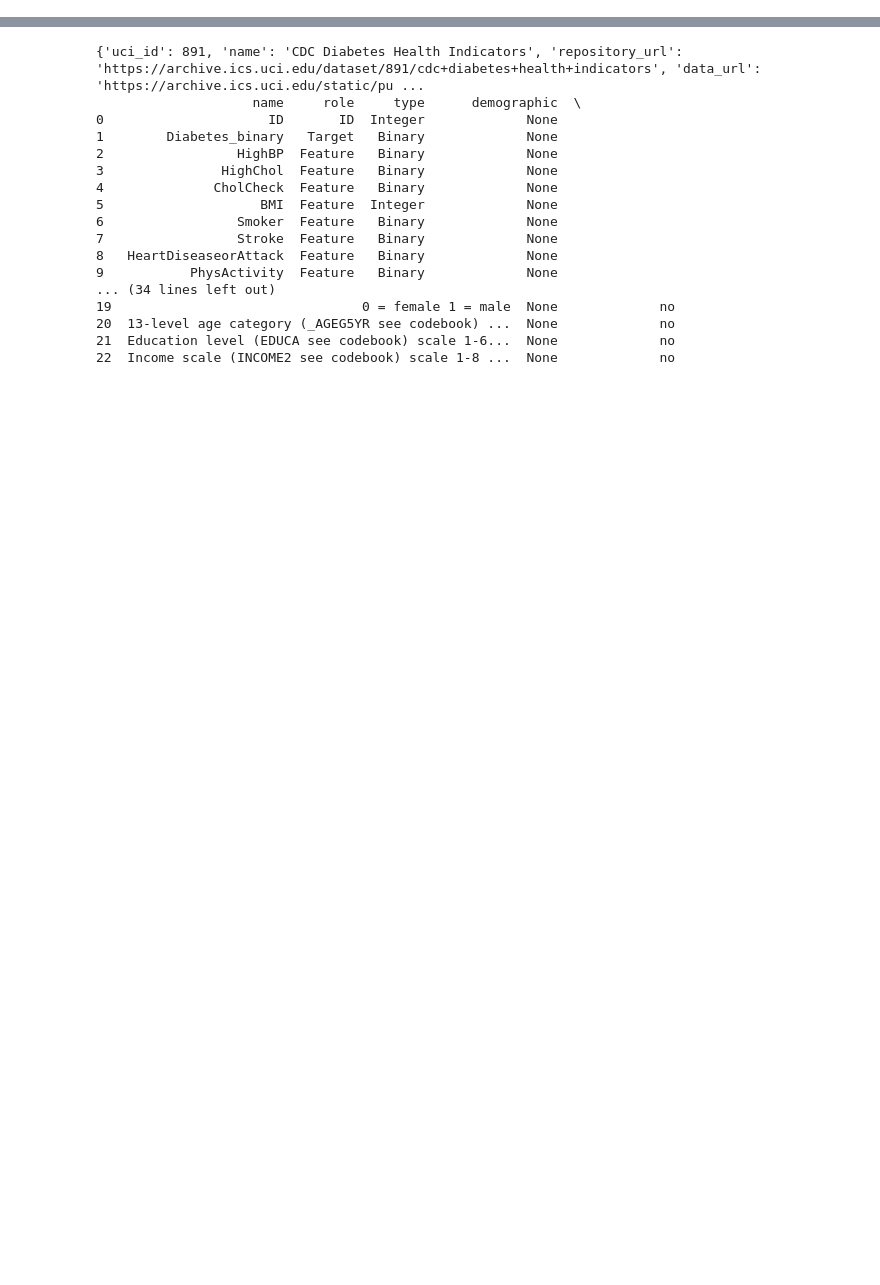
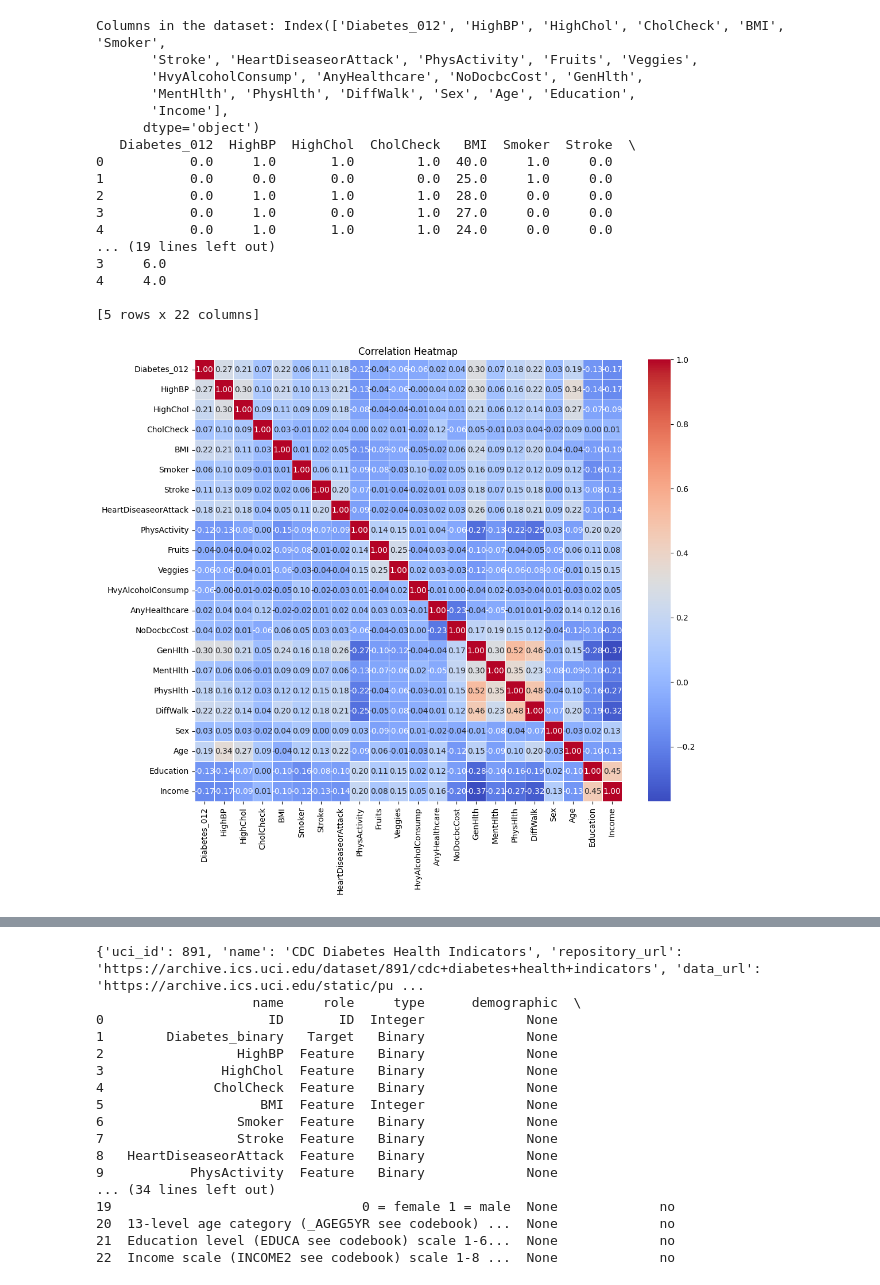
Before and after one commit to Iman-hamdan/Diabetes-Stats-Model, a Jupyter notebook: AAI_500_Final_Team_Project_Group6.ipynb, the cells around one changed output, grey strips where cells are left out. Saved outputs shown, nothing was run; the diff lists cells and outputs as text; code cells hidden in the pictures; blank space fills up the shorter version.

```diff
--- a/AAI_500_Final_Team_Project_Group6.ipynb
+++ b/AAI_500_Final_Team_Project_Group6.ipynb
@@ -86,0 +169,78 @@ y = cdc_diabetes_health_indicators.data.targets
+# %%
+# Import necessary libraries
+import pandas as pd
+import seaborn as sns
+import matplotlib.pyplot as plt
+
+# Load the dataset from the CSV file
+data = pd.read_csv('diabetes_012_health_indicators_BRFSS2015.csv')
+
+# Verify the column names to avoid KeyErrors
+print("Columns in the dataset:", data.columns)
+
+# Adjust the target variable name if needed
+# Check if the column 'Outcome' exists, otherwise use 'Diabetes_012'
+if 'Outcome' not in data.columns:
+    target_column = 'Diabetes_012'
+else:
+    target_column = 'Outcome'
+
+# Display the first few rows to ensure everything is loaded correctly
+print(data.head())
+
+# -------------------------------------------------------------
+# 1. Heatmap: Correlation between variables
+plt.figure(figsize=(12, 10))  # Adjust the figure size to avoid overlapping
+sns.heatmap(data.corr(), annot=True, cmap='coolwarm', fmt='.2f', linewidths=0.5)
+plt.title('Correlation Heatmap')
+plt.show()
+
+# -------------------------------------------------------------
+# 2. Pairplot: Visualizing pairwise relationships between variables
+# Using the correct target column for hue
+sns.pairplot(data, hue=target_column, palette='coolwarm', plot_kws={'alpha':0.5})
+plt.show()
+
+# -------------------------------------------------------------
+# 3. Countplot: Distribution of the target variable
+sns.countplot(x=target_column, data=data, palette='coolwarm')
+plt.title(f'Distribution of {target_column} Variable')
+plt.show()
+
+# -------------------------------------------------------------
+# 4. Boxplot: BMI distribution by Diabetes status
+sns.boxplot(x=target_column, y='BMI', data=data, palette='coolwarm')
+plt.title('Boxplot of BMI by Diabetes Status')
+plt.show()
+
+# -------------------------------------------------------------
+# 5. Checking for missing values and outliers
+
+# Check for missing values
+print("Missing values in the dataset:\n", data.isnull().sum())
+
+# Outlier detection: Identify outliers in BMI using Z-scores
+import numpy as np
+
+z_scores = np.abs((data['BMI'] - data['BMI'].mean()) / data['BMI'].std())
+outliers = data[z_scores > 3]
+print(f"Number of outliers in BMI: {len(outliers)}")
+# %% [output]
+Columns in the dataset: Index(['Diabetes_012', 'HighBP', 'HighChol', 'CholCheck', 'BMI', 'Smoker',
+       'Stroke', 'HeartDiseaseorAttack', 'PhysActivity', 'Fruits', 'Veggies',
+       'HvyAlcoholConsump', 'AnyHealthcare', 'NoDocbcCost', 'GenHlth',
+       'MentHlth', 'PhysHlth', 'DiffWalk', 'Sex', 'Age', 'Education',
+       'Income'],
+      dtype='object')
+   Diabetes_012  HighBP  HighChol  CholCheck   BMI  Smoker  Stroke  \
+0           0.0     1.0       1.0        1.0  40.0     1.0     0.0
+1           0.0     0.0       0.0        0.0  25.0     1.0     0.0
+2           0.0     1.0       1.0        1.0  28.0     0.0     0.0
+3           0.0     1.0       0.0        1.0  27.0     0.0     0.0
+4           0.0     1.0       1.0        1.0  24.0     0.0     0.0
+... (19 lines left out)
+3     6.0
+4     4.0
+
+[5 rows x 22 columns]
+[figure, added]
```
Also changed, not shown: parts of 19 cells of this notebook.
